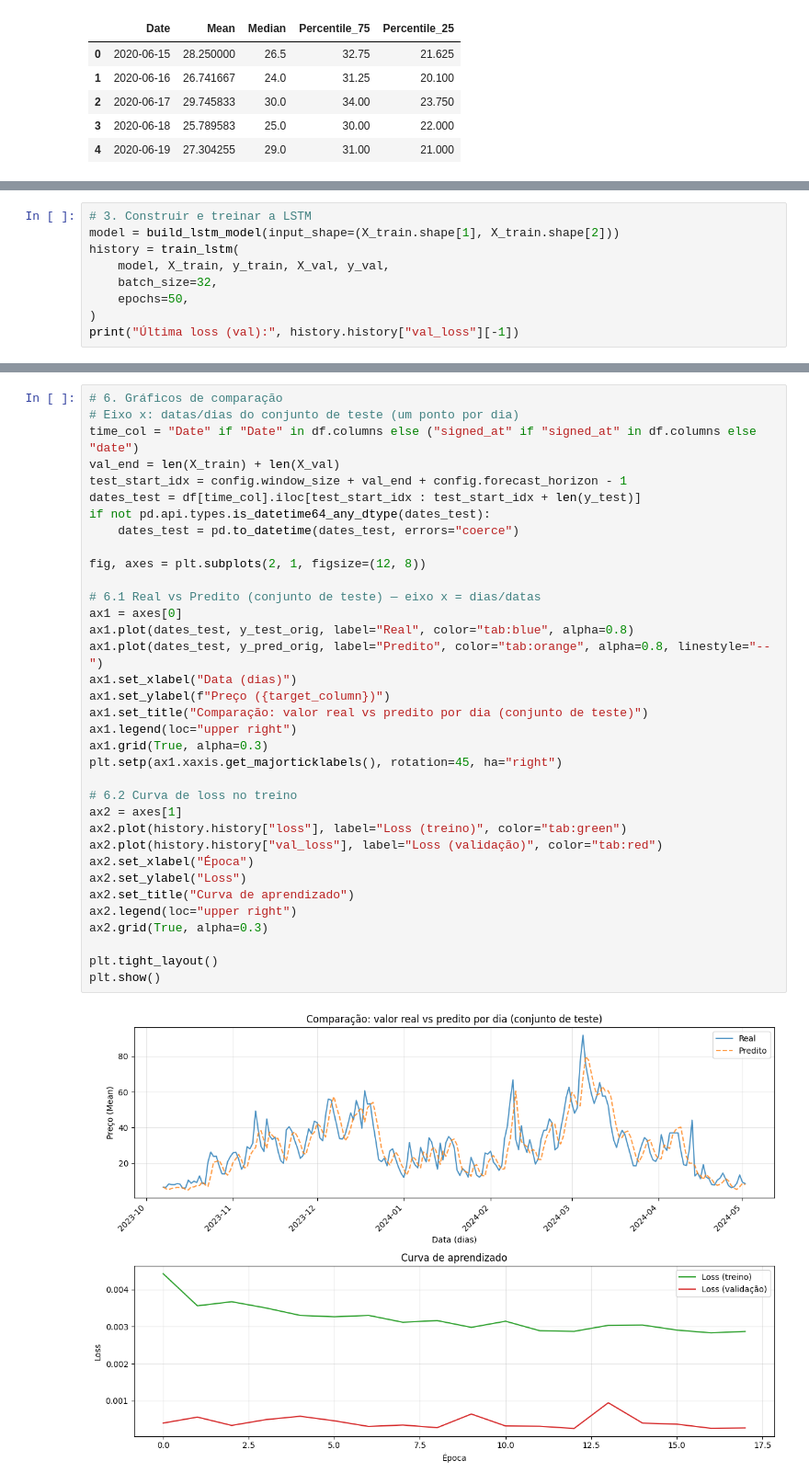
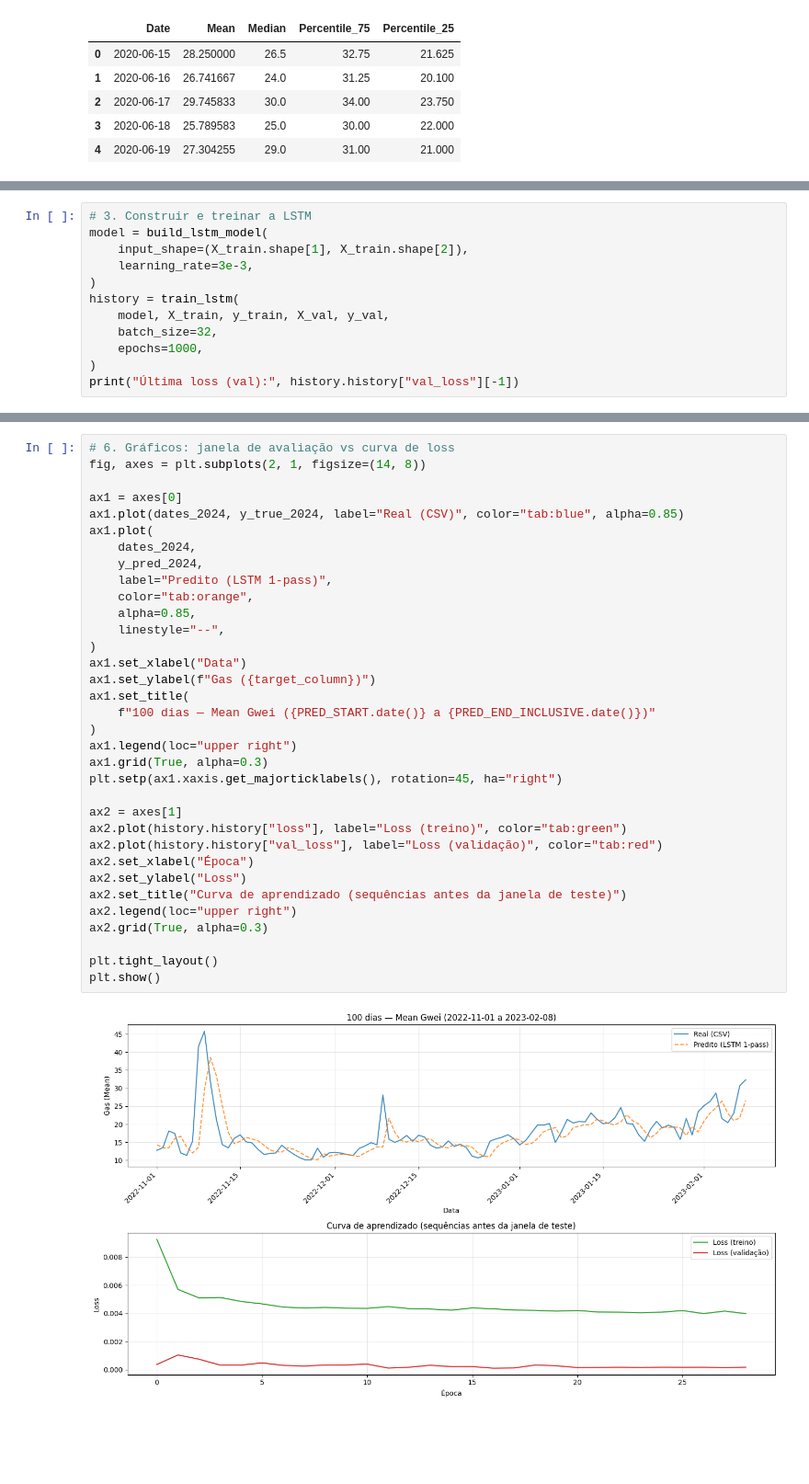
Before and after one commit to DEVLevid/GasFeesPrediction, a Jupyter notebook: notebooks/02_treinamento_lstm.ipynb, the cells around one changed output, grey strips where cells are left out. Shown at 92% size. Cells and saved outputs as stored; diff of their text form; blank space fills up the shorter version.

```diff
--- a/notebooks/02_treinamento_lstm.ipynb
+++ b/notebooks/02_treinamento_lstm.ipynb
@@ -147,10 +195,13 @@ Treino: 971, Val: 208, Teste: 209
 # %%
 # 3. Construir e treinar a LSTM
-model = build_lstm_model(input_shape=(X_train.shape[1], X_train.shape[2]))
+model = build_lstm_model(
+    input_shape=(X_train.shape[1], X_train.shape[2]),
+    learning_rate=3e-3,
+)
 history = train_lstm(
     model, X_train, y_train, X_val, y_val,
     batch_size=32,
-    epochs=50,
+    epochs=1000,
 )
 print("Última loss (val):", history.history["val_loss"][-1])
 # %% [output]
@@ -206,38 +332,37 @@ y_pred_orig = scaler.inverse_transform(dummy)[:, col_idx]
 # %%
-# 6. Gráficos de comparação
-# Eixo x: datas/dias do conjunto de teste (um ponto por dia)
-time_col = "Date" if "Date" in df.columns else ("signed_at" if "signed_at" in df.columns else "date")
-val_end = len(X_train) + len(X_val)
-test_start_idx = config.window_size + val_end + config.forecast_horizon - 1
-dates_test = df[time_col].iloc[test_start_idx : test_start_idx + len(y_test)]
-if not pd.api.types.is_datetime64_any_dtype(dates_test):
-    dates_test = pd.to_datetime(dates_test, errors="coerce")
+# 6. Gráficos: janela de avaliação vs curva de loss
+fig, axes = plt.subplots(2, 1, figsize=(14, 8))
 
-fig, axes = plt.subplots(2, 1, figsize=(12, 8))
-
-# 6.1 Real vs Predito (conjunto de teste) — eixo x = dias/datas
 ax1 = axes[0]
-ax1.plot(dates_test, y_test_orig, label="Real", color="tab:blue", alpha=0.8)
-ax1.plot(dates_test, y_pred_orig, label="Predito", color="tab:orange", alpha=0.8, linestyle="--")
-ax1.set_xlabel("Data (dias)")
-ax1.set_ylabel(f"Preço ({target_column})")
-ax1.set_title("Comparação: valor real vs predito por dia (conjunto de teste)")
+ax1.plot(dates_2024, y_true_2024, label="Real (CSV)", color="tab:blue", alpha=0.85)
+ax1.plot(
+    dates_2024,
+    y_pred_2024,
+    label="Predito (LSTM 1-pass)",
+    color="tab:orange",
+    alpha=0.85,
+    linestyle="--",
+)
+ax1.set_xlabel("Data")
+ax1.set_ylabel(f"Gas ({target_column})")
+ax1.set_title(
+    f"100 dias — Mean Gwei ({PRED_START.date()} a {PRED_END_INCLUSIVE.date()})"
+)
 ax1.legend(loc="upper right")
 ax1.grid(True, alpha=0.3)
 plt.setp(ax1.xaxis.get_majorticklabels(), rotation=45, ha="right")
 
-# 6.2 Curva de loss no treino
 ax2 = axes[1]
 ax2.plot(history.history["loss"], label="Loss (treino)", color="tab:green")
 ax2.plot(history.history["val_loss"], label="Loss (validação)", color="tab:red")
 ax2.set_xlabel("Época")
 ax2.set_ylabel("Loss")
-ax2.set_title("Curva de aprendizado")
+ax2.set_title("Curva de aprendizado (sequências antes da janela de teste)")
 ax2.legend(loc="upper right")
 ax2.grid(True, alpha=0.3)
 
 plt.tight_layout()
 plt.show()
 # %% [output]
-[figure, old version]
+[figure, new version]
 # %%
```
Also changed, not shown: parts of 9 cells of this notebook, 11 other files.
